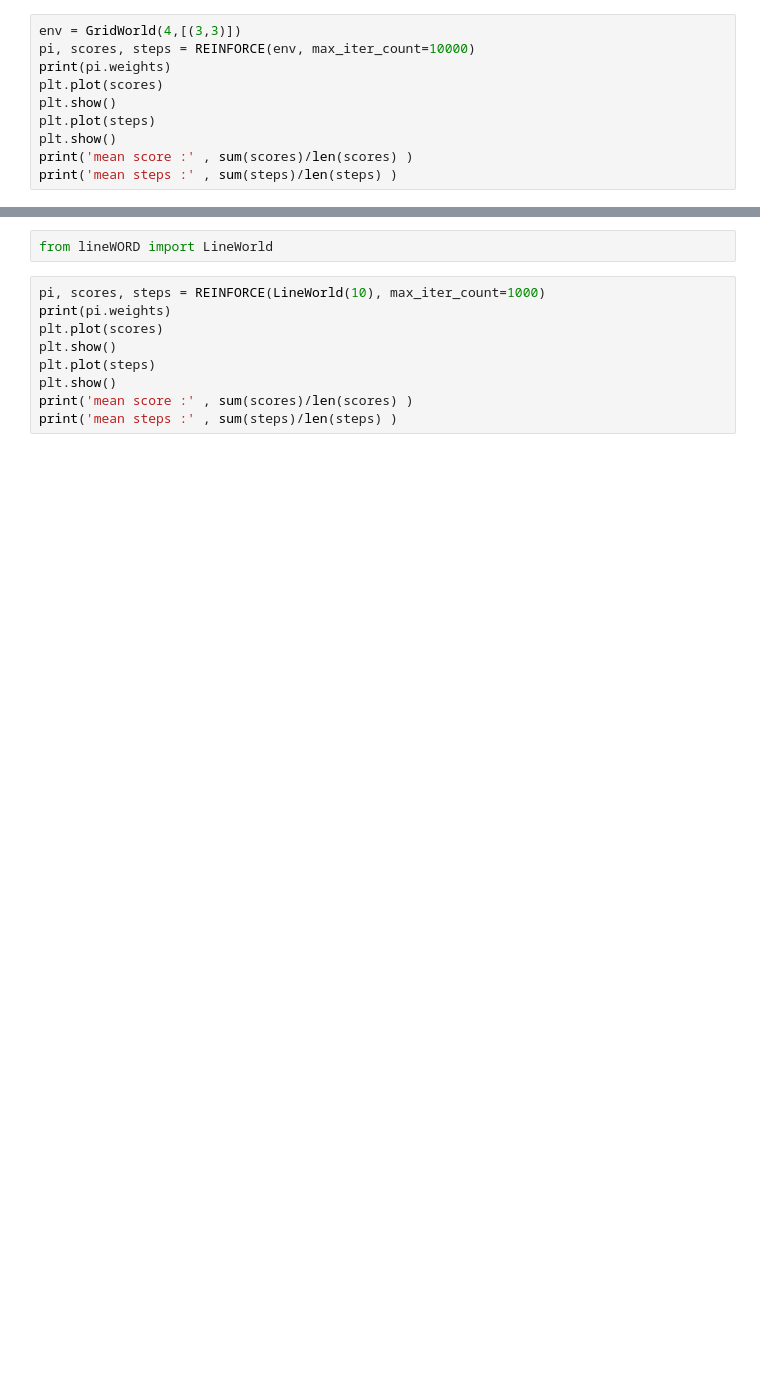
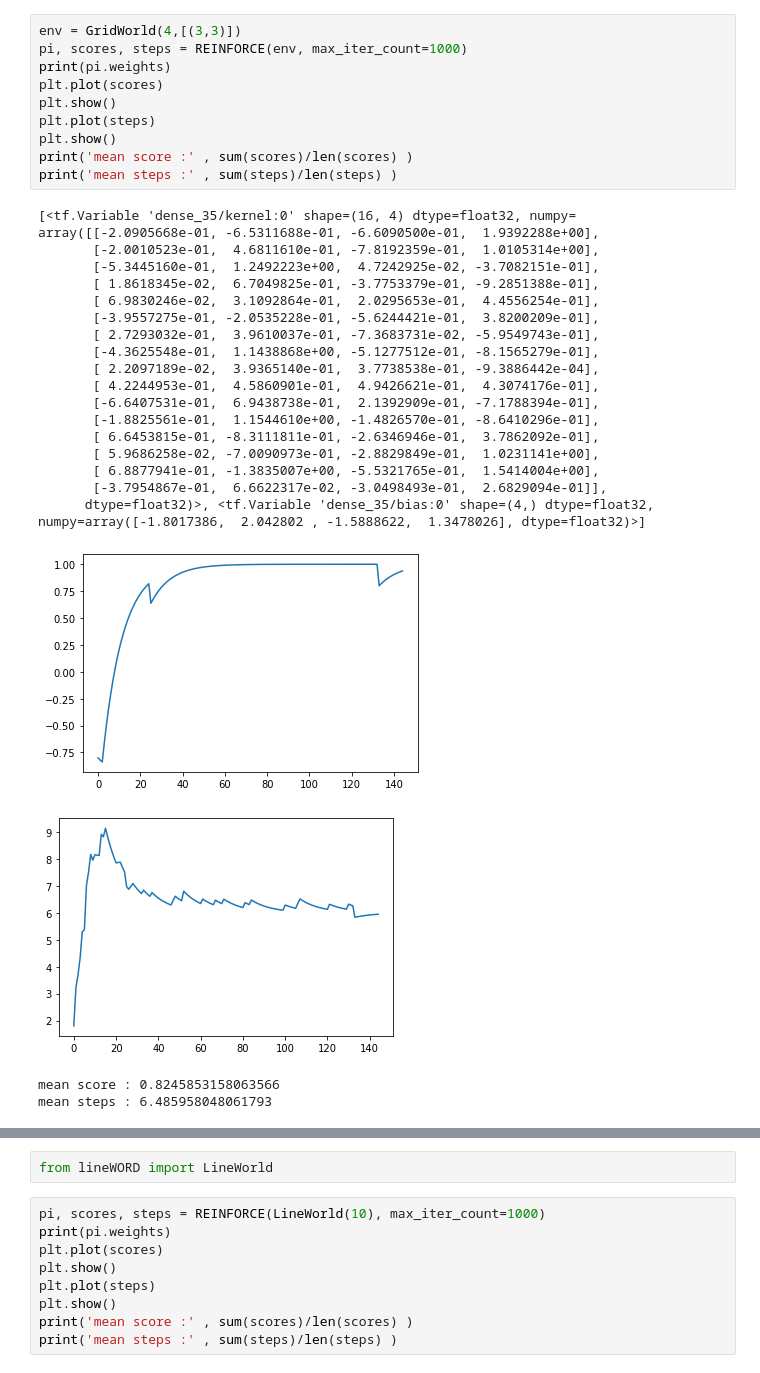
Before and after one commit to BADJEMM98/deep_reinformencent_learning2, a Jupyter notebook: train_agent.ipynb, the cells around one changed output, grey strips where cells are left out. Cells and saved outputs as stored; diff of their text form; blank space fills up the shorter version.

```diff
--- a/train_agent.ipynb
+++ b/train_agent.ipynb
@@ -16,12 +39,35 @@ print('mean steps :' , sum(steps)/len(steps) )
 # %%
 env = GridWorld(4,[(3,3)])
-pi, scores, steps = REINFORCE(env, max_iter_count=10000)
+pi, scores, steps = REINFORCE(env, max_iter_count=1000)
 print(pi.weights)
 plt.plot(scores)
 plt.show()
 plt.plot(steps)
 plt.show()
 print('mean score :' , sum(scores)/len(scores) )
 print('mean steps :' , sum(steps)/len(steps) )
+# %% [output]
+[<tf.Variable 'dense_35/kernel:0' shape=(16, 4) dtype=float32, numpy=
+array([[-2.0905668e-01, -6.5311688e-01, -6.6090500e-01,  1.9392288e+00],
+       [-2.0010523e-01,  4.6811610e-01, -7.8192359e-01,  1.0105314e+00],
+       [-5.3445160e-01,  1.2492223e+00,  4.7242925e-02, -3.7082151e-01],
+       [ 1.8618345e-02,  6.7049825e-01, -3.7753379e-01, -9.2851388e-01],
+       [ 6.9830246e-02,  3.1092864e-01,  2.0295653e-01,  4.4556254e-01],
+       [-3.9557275e-01, -2.0535228e-01, -5.6244421e-01,  3.8200209e-01],
+       [ 2.7293032e-01,  3.9610037e-01, -7.3683731e-02, -5.9549743e-01],
+       [-4.3625548e-01,  1.1438868e+00, -5.1277512e-01, -8.1565279e-01],
+       [ 2.2097189e-02,  3.9365140e-01,  3.7738538e-01, -9.3886442e-04],
+       [ 4.2244953e-01,  4.5860901e-01,  4.9426621e-01,  4.3074176e-01],
+       [-6.6407531e-01,  6.9438738e-01,  2.1392909e-01, -7.1788394e-01],
+       [-1.8825561e-01,  1.1544610e+00, -1.4826570e-01, -8.6410296e-01],
+       [ 6.6453815e-01, -8.3111811e-01, -2.6346946e-01,  3.7862092e-01],
+       [ 5.9686258e-02, -7.0090973e-01, -2.8829849e-01,  1.0231141e+00],
+       [ 6.8877941e-01, -1.3835007e+00, -5.5321765e-01,  1.5414004e+00],
+       [-3.7954867e-01,  6.6622317e-02, -3.0498493e-01,  2.6829094e-01]],
+      dtype=float32)>, <tf.Variable 'dense_35/bias:0' shape=(4,) dtype=float32, numpy=array([-1.8017386,  2.042802 , -1.5888622,  1.3478026], dtype=float32)>]
+[figure, added]
+[figure, added]
+mean score : 0.8245853158063566
+mean steps : 6.485958048061793
 # %%
 env = GridWorld(4,[(3,3)])
```
Also changed, not shown: parts of 10 cells of this notebook, 3 other files.
